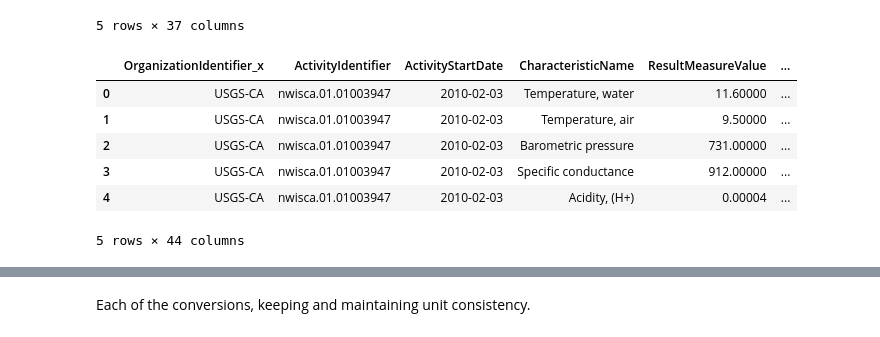
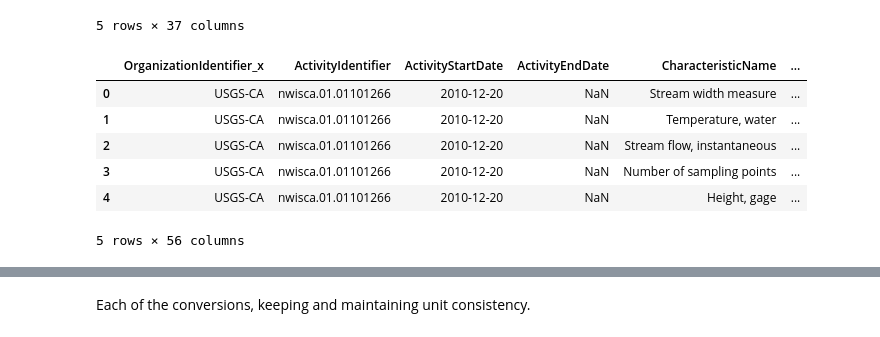
Before and after one commit to vishalival/eneres131-final-proj, a Jupyter notebook: data_preprocessing.ipynb, the cells around one changed output, grey strips where cells are left out. Cells and saved outputs as stored; diff of their text form; code cells hidden in the pictures.

```diff
--- a/data_preprocessing.ipynb
+++ b/data_preprocessing.ipynb
@@ -24,9 +24,7 @@ df_bio_metadata.head()
 | 4 | USGS-CA | USGS California Water Science Center | nwisca.01.01101266 | Sample-Routine | Water | ... |
 5 rows × 156 columns
 # %%
-valid_activity_ids = df_bio_metadata["ActivityIdentifier"].value_counts()[lambda x: x > 100].index
-
-filtered_df_bio = df_bio_metadata[df_bio_metadata["ActivityIdentifier"].isin(valid_activity_ids)][[
+filtered_df_bio = df_bio_metadata[[
     "OrganizationIdentifier",
     "ActivityIdentifier",
     "ActivityStartDate",
@@ -41,6 +39,6 @@ filtered_df_bio = df_bio_metadata[df_bio_metadata["ActivityIdentifier"].isin(val
 
 ]]
 
-filtered_df_bio
+filtered_df_bio.head()
 # %% [output]
 |  | OrganizationIdentifier | ActivityIdentifier | ActivityStartDate | ActivityEndDate | CharacteristicName | ... |
@@ -98,17 +89,16 @@ df_site.head()
 # %%
 # Data Cleaning to drop Nans, and merging
 
 filtered_df_bio = filtered_df_bio.dropna(subset=["ResultMeasureValue"])
 filtered_df_bio_joined = filtered_df_bio.merge(df_project, how = "left", left_on = "ProjectIdentifier", right_on = "ProjectIdentifier")
 filtered_df_bio_joined = filtered_df_bio_joined.merge(df_site, how = "left", left_on = "MonitoringLocationIdentifier", right_on = "MonitoringLocationIdentifier")
-filtered_df_bio_joined = filtered_df_bio_joined.dropna(axis=1, how='all')
 filtered_df_bio_joined['ResultMeasureValue'] = pd.to_numeric(filtered_df_bio_joined['ResultMeasureValue'], errors='coerce')
 filtered_df_bio_joined.head()
 # %% [output]
-|  | OrganizationIdentifier_x | ActivityIdentifier | ActivityStartDate | CharacteristicName | ResultMeasureValue | ... |
-| 0 | USGS-CA | nwisca.01.01003947 | 2010-02-03 | Temperature, water | 11.60000 | ... |
-| 1 | USGS-CA | nwisca.01.01003947 | 2010-02-03 | Temperature, air | 9.50000 | ... |
-| 2 | USGS-CA | nwisca.01.01003947 | 2010-02-03 | Barometric pressure | 731.00000 | ... |
-| 3 | USGS-CA | nwisca.01.01003947 | 2010-02-03 | Specific conductance | 912.00000 | ... |
-| 4 | USGS-CA | nwisca.01.01003947 | 2010-02-03 | Acidity, (H+) | 0.00004 | ... |
+|  | OrganizationIdentifier_x | ActivityIdentifier | ActivityStartDate | ActivityEndDate | CharacteristicName | ... |
+| 0 | USGS-CA | nwisca.01.01101266 | 2010-12-20 | NaN | Stream width measure | ... |
+| 1 | USGS-CA | nwisca.01.01101266 | 2010-12-20 | NaN | Temperature, water | ... |
+| 2 | USGS-CA | nwisca.01.01101266 | 2010-12-20 | NaN | Stream flow, instantaneous | ... |
+| 3 | USGS-CA | nwisca.01.01101266 | 2010-12-20 | NaN | Number of sampling points | ... |
+| 4 | USGS-CA | nwisca.01.01101266 | 2010-12-20 | NaN | Height, gage | ... |
-5 rows × 44 columns
+5 rows × 56 columns
```
Also changed, not shown: parts of 8 cells of this notebook, 5 other files.
